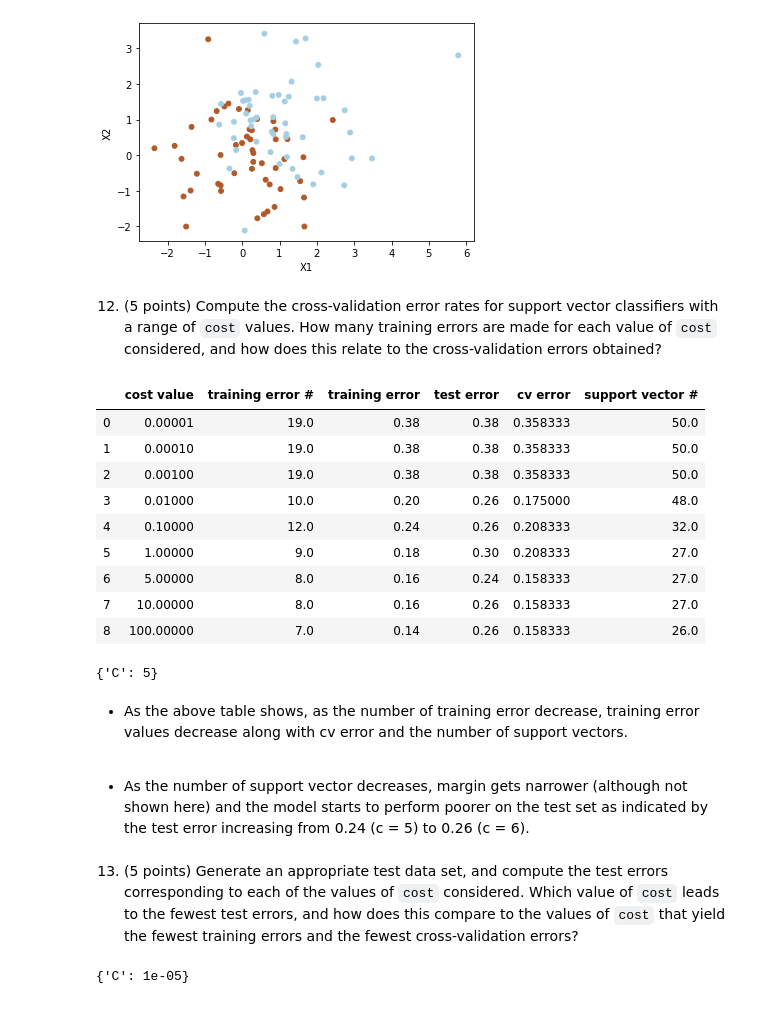
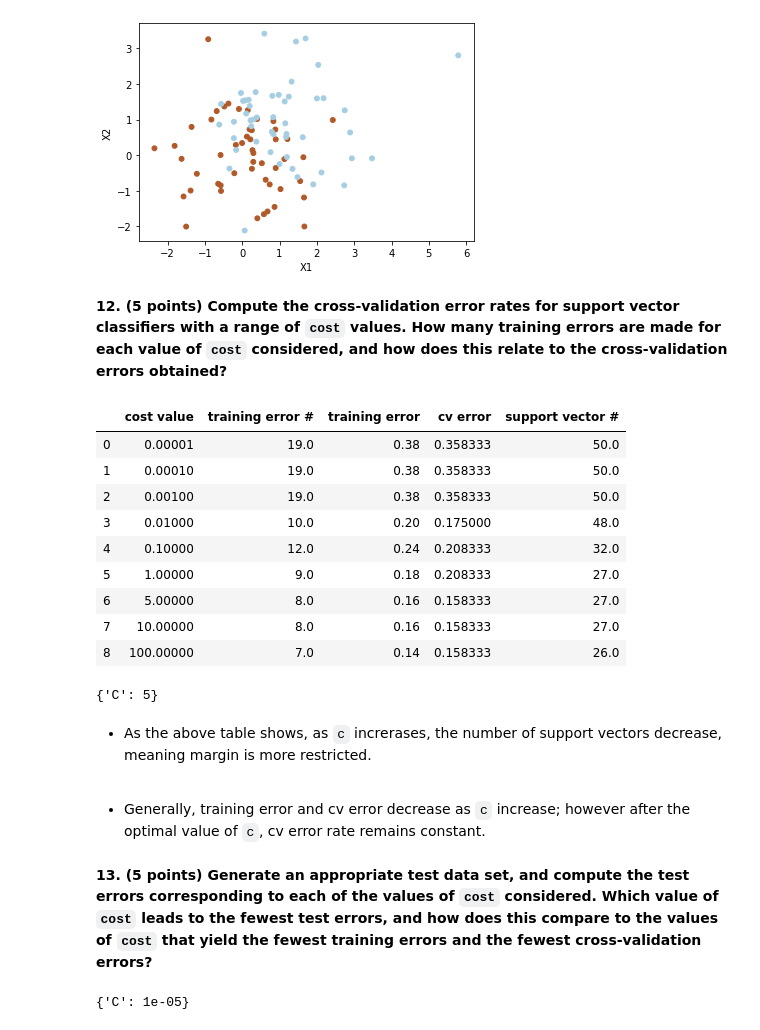
Before and after one commit to anuraag94/problem-set-6, a Jupyter notebook: Kwon_Yoojin_HW6.ipynb, the cells around one changed output. Drawn from its saved outputs; the diff is of its cells as text; code cells hidden in the pictures.

```diff
--- a/Kwon_Yoojin_HW6.ipynb
+++ b/Kwon_Yoojin_HW6.ipynb
@@ -263,37 +263,36 @@ plt.ylabel('X2')
 Text(0, 0.5, 'X2')
 [figure]
 # %% [markdown]
-12. (5 points) Compute the cross-validation error rates for support vector classifiers with a range of `cost` values. How many training errors are made for each value of `cost` considered, and how does this relate to the cross-validation errors obtained?
+__12. (5 points) Compute the cross-validation error rates for support vector classifiers with a range of `cost` values. How many training errors are made for each value of `cost` considered, and how does this relate to the cross-validation errors obtained?__
 # %%
 cost = [0.00001, 0.0001, 0.001, 0.01, 0.1, 1, 5, 10, 100]
 result = []
 for c in cost:
     svc = SVC(kernel = 'linear', C = c, random_state = 3)
     svc.fit(X_train, y_train)
     pred = svc.predict(X_train)
     num_err  = len(y_train) - np.sum(y_train == pred)
     train_err = 1 - svc.score(X_train, y_train)
-    test_err = 1 - svc.score(X_test, y_test)
     cv_err = 1 - cross_val_score(svc, X_train, y_train, cv = 10).mean()
     num_vectors = svc.support_.size
 
-    result.append([c, num_err, train_err, test_err, cv_err, num_vectors])
+    result.append([c, num_err, train_err, cv_err, num_vectors])
 
 df = pd.DataFrame(data = np.asarray(result),
-                  columns = ['cost value', 'training error #', 'training error', 'test error','cv error', 'support vector #'])
+                  columns = ['cost value', 'training error #', 'training error', 'cv error', 'support vector #'])
 
 df
 # %% [output]
-|  | cost value | training error # | training error | test error | cv error | support vector # |
-| 0 | 0.00001 | 19.0 | 0.38 | 0.38 | 0.358333 | 50.0 |
-| 1 | 0.00010 | 19.0 | 0.38 | 0.38 | 0.358333 | 50.0 |
-| 2 | 0.00100 | 19.0 | 0.38 | 0.38 | 0.358333 | 50.0 |
-| 3 | 0.01000 | 10.0 | 0.20 | 0.26 | 0.175000 | 48.0 |
-| 4 | 0.10000 | 12.0 | 0.24 | 0.26 | 0.208333 | 32.0 |
-| 5 | 1.00000 | 9.0 | 0.18 | 0.30 | 0.208333 | 27.0 |
-| 6 | 5.00000 | 8.0 | 0.16 | 0.24 | 0.158333 | 27.0 |
-| 7 | 10.00000 | 8.0 | 0.16 | 0.26 | 0.158333 | 27.0 |
-| 8 | 100.00000 | 7.0 | 0.14 | 0.26 | 0.158333 | 26.0 |
+|  | cost value | training error # | training error | cv error | support vector # |
+| 0 | 0.00001 | 19.0 | 0.38 | 0.358333 | 50.0 |
+| 1 | 0.00010 | 19.0 | 0.38 | 0.358333 | 50.0 |
+| 2 | 0.00100 | 19.0 | 0.38 | 0.358333 | 50.0 |
+| 3 | 0.01000 | 10.0 | 0.20 | 0.175000 | 48.0 |
+| 4 | 0.10000 | 12.0 | 0.24 | 0.208333 | 32.0 |
+| 5 | 1.00000 | 9.0 | 0.18 | 0.208333 | 27.0 |
+| 6 | 5.00000 | 8.0 | 0.16 | 0.158333 | 27.0 |
+| 7 | 10.00000 | 8.0 | 0.16 | 0.158333 | 27.0 |
+| 8 | 100.00000 | 7.0 | 0.14 | 0.158333 | 26.0 |
 # %%
 # Select the optimal C parameter by cross-validation
 tuned_parameters = [{'C': [0.00001, 0.0001, 0.001, 0.01, 0.1, 1, 5, 10, 100, 1000]}]
@@ -303,13 +302,13 @@ clf.fit(X_train, y_train)
 clf.best_params_
 # %% [output]
 {'C': 5}
-# %% [markdown]
-- As the above table shows, as the number of training error decrease, training error values decrease along with cv error and the number of support vectors.
-<br>
-
-- As the number of support vector decreases, margin gets narrower (although not shown here) and the model starts to perform poorer on the test set as indicated by the test error increasing from 0.24 (c = 5) to 0.26 (c = 6).
+# %% [markdown]
+- As the above table shows, as `c` increrases, the number of support vectors decrease, meaning margin is more restricted.
+<br>
+
+- Generally, training error and cv error decrease as `c` increase; however after the optimal value of `c`, cv error rate remains constant.
 # %% [markdown]
-13. (5 points) Generate an appropriate test data set, and compute the test errors corresponding to each of the values of `cost` considered. Which value of `cost` leads to the fewest test errors, and how does this compare to the values of `cost` that yield the fewest training errors and the fewest cross-validation errors?
+__13. (5 points) Generate an appropriate test data set, and compute the test errors corresponding to each of the values of `cost` considered. Which value of `cost` leads to the fewest test errors, and how does this compare to the values of `cost` that yield the fewest training errors and the fewest cross-validation errors?__
 # %%
 tuned_parameters = [{'C': [0.00001, 0.0001, 0.001, 0.01, 0.1, 1, 5, 10, 100, 100]}]
 clf = GridSearchCV(SVC(kernel='linear'), tuned_parameters, cv=10, scoring='accuracy')
```
Also changed, not shown: parts of 33 cells of this notebook.
